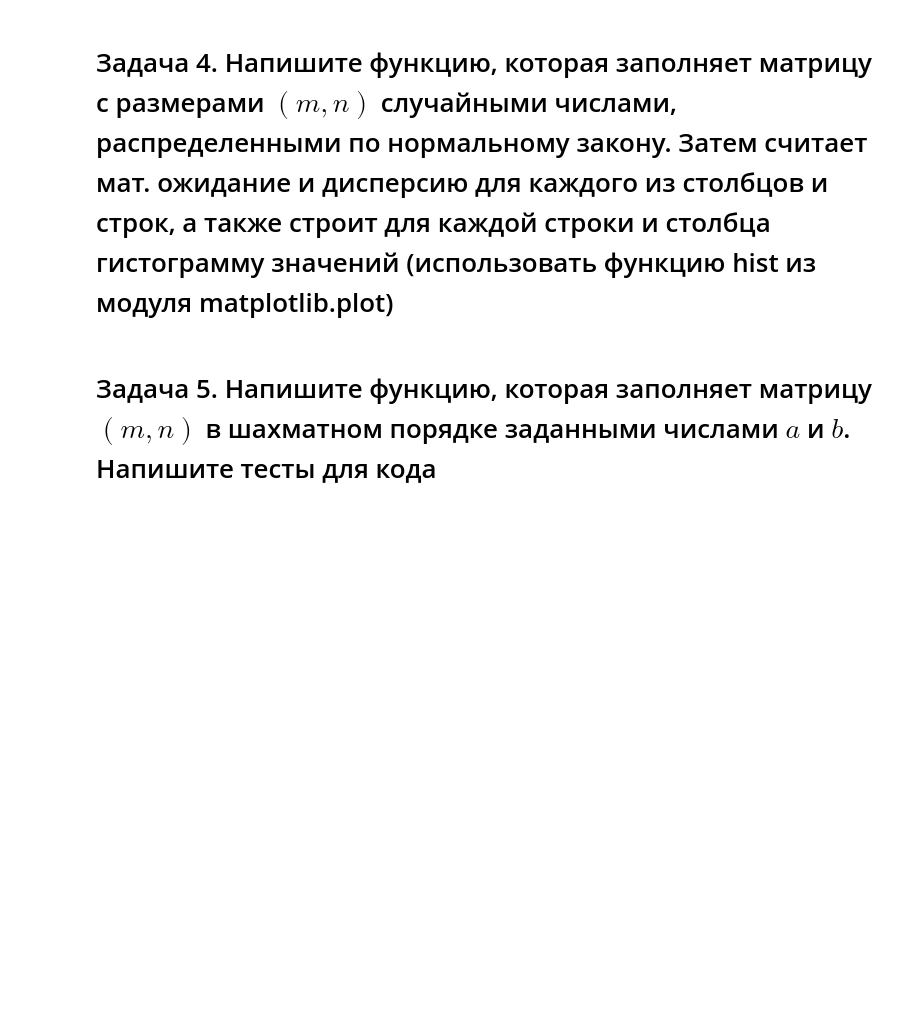
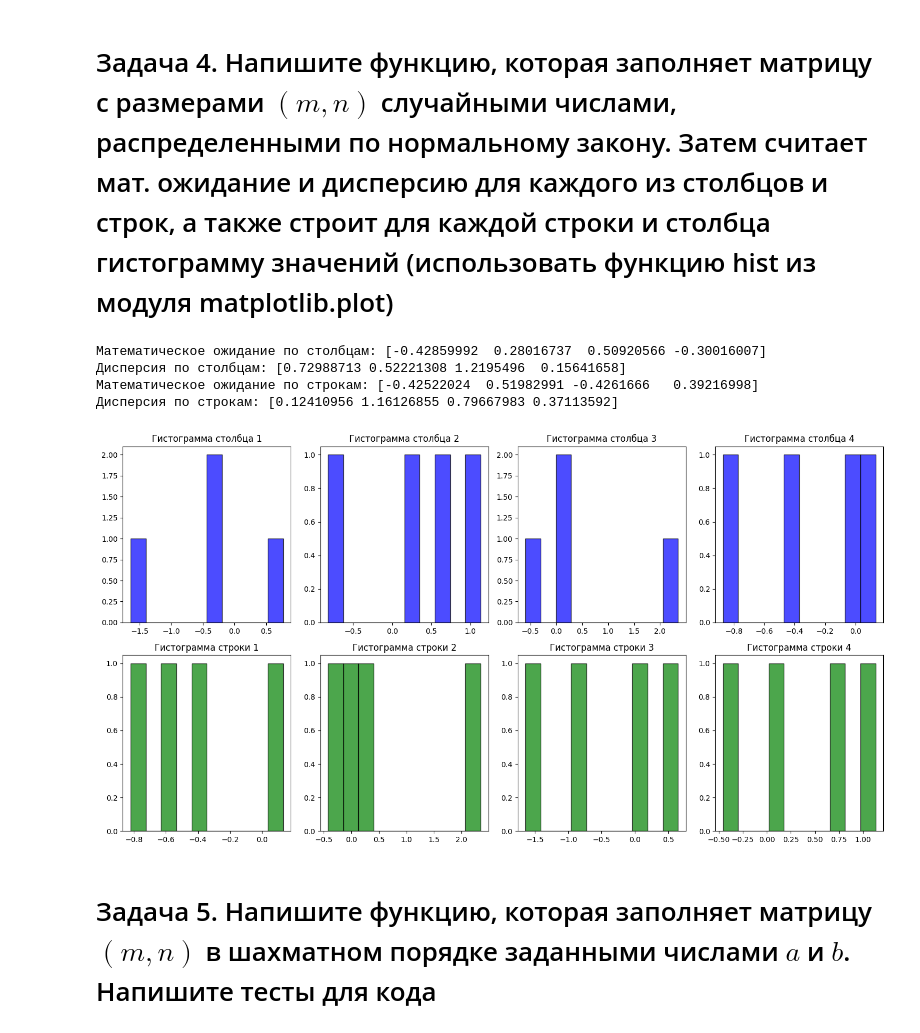
Before and after one commit to AlinaBasyrova/lab1, a Jupyter notebook: numpy.ipynb, the cells around one changed output. Cells and saved outputs as stored; diff of their text form; code cells hidden in the pictures; blank space fills up the shorter version.

```diff
--- a/numpy.ipynb
+++ b/numpy.ipynb
@@ -96,3 +94,40 @@ All godd
+# %%
+def fill_matrix_and_analyze(m, n):
+    M = np.random.normal(size=(m, n))
+
+    means_columns = np.mean(M, axis=0)
+    variances_columns = np.var(M, axis=0)
+    means_rows = np.mean(M, axis=1)
+    variances_rows = np.var(M, axis=1)
+
+    print("Математическое ожидание по столбцам:", means_columns)
+    print("Дисперсия по столбцам:", variances_columns)
+    print("Математическое ожидание по строкам:", means_rows)
+    print("Дисперсия по строкам:", variances_rows)
+
+    # Построение гистограмм
+    fig, axes = plt.subplots(2, n, figsize=(15, 8))
+
+    # Гистограммы для столбцов
+    for i in range(n):
+        axes[0, i].hist(M[:, i], bins=10, color='blue', edgecolor='black', alpha=0.7)
+        axes[0, i].set_title(f'Гистограмма столбца {i+1}')
+
+    # Гистограммы для строк
+    for i in range(m):
+        axes[1, i].hist(M[i, :], bins=10, color='green', edgecolor='black', alpha=0.7)
+        axes[1, i].set_title(f'Гистограмма строки {i+1}')
+
+    plt.tight_layout()
+    plt.show()
+
+fill_matrix_and_analyze(4,4)
+# %% [output]
+Математическое ожидание по столбцам: [-0.42859992  0.28016737  0.50920566 -0.30016007]
+Дисперсия по столбцам: [0.72988713 0.52221308 1.2195496  0.15641658]
+Математическое ожидание по строкам: [-0.42522024  0.51982991 -0.4261666   0.39216998]
+Дисперсия по строкам: [0.12410956 1.16126855 0.79667983 0.37113592]
+[figure, added]
 # %% [markdown]
 <h1>Задача 5. Напишите функцию, которая заполняет матрицу $(m, n)$ в шахматном порядке заданными числами $a$ и $b$. Напишите тесты для кода
 # %%
```
Also changed, not shown: parts of 1 cell of this notebook.
